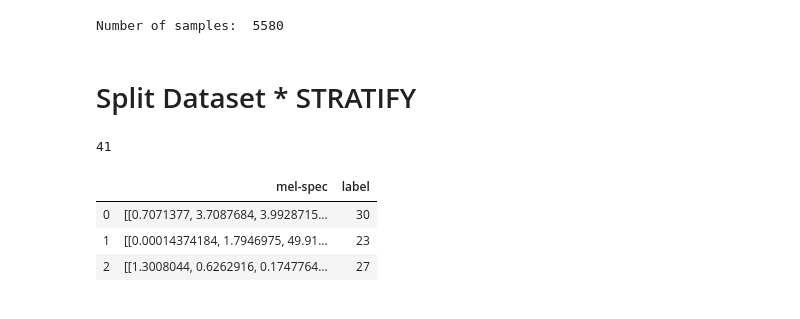
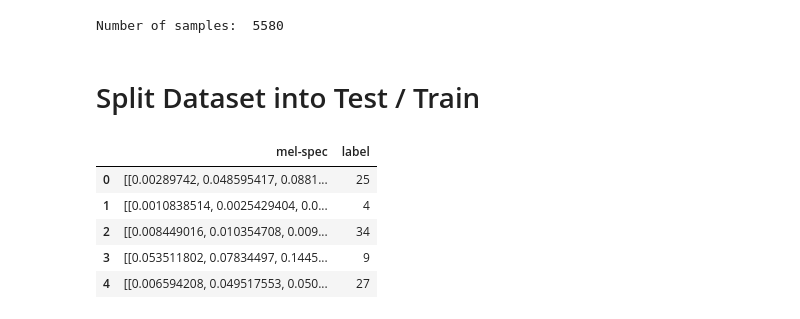
Before and after one commit to nvgopal/DS3_Audio_Reg, a Jupyter notebook: AudioClassification.ipynb, the cells around one changed output. Saved outputs shown, nothing was run; the diff lists cells and outputs as text; code cells hidden in the pictures.

```diff
--- a/AudioClassification.ipynb
+++ b/AudioClassification.ipynb
@@ -113,4 +108,4 @@ print("Number of samples: ", len(D))
 # %% [output]
 Number of samples:  5580
 # %% [markdown]
-# Split Dataset * STRATIFY
+# Split Dataset into Test / Train
@@ -120,19 +112,16 @@ from keras.utils import to_categorical
-# %%
-valid_data['label'].nunique()
-# %% [output]
-41
 # %%
 dataset = D
 random.shuffle(dataset)
 # %%
 data = pd.DataFrame(dataset, columns = ['mel-spec', 'label'])
+data.head(5)
+# %% [output]
+|  | mel-spec | label |
+| 0 | [[0.00289742, 0.048595417, 0.0881... | 25 |
+| 1 | [[0.0010838514, 0.0025429404, 0.0... | 4 |
+| 2 | [[0.008449016, 0.010354708, 0.009... | 34 |
+| 3 | [[0.053511802, 0.07834497, 0.1445... | 9 |
+| 4 | [[0.006594208, 0.049517553, 0.050... | 27 |
-# %%
-data.head(3)
-# %% [output]
-|  | mel-spec | label |
-| 0 | [[0.7071377, 3.7087684, 3.9928715... | 30 |
-| 1 | [[0.00014374184, 1.7946975, 49.91... | 23 |
-| 2 | [[1.3008044, 0.6262916, 0.1747764... | 27 |
 # %%
 x = data['mel-spec'].values
 y = to_categorical(data['label'].values)
```
Also changed, not shown: parts of 27 cells of this notebook.
